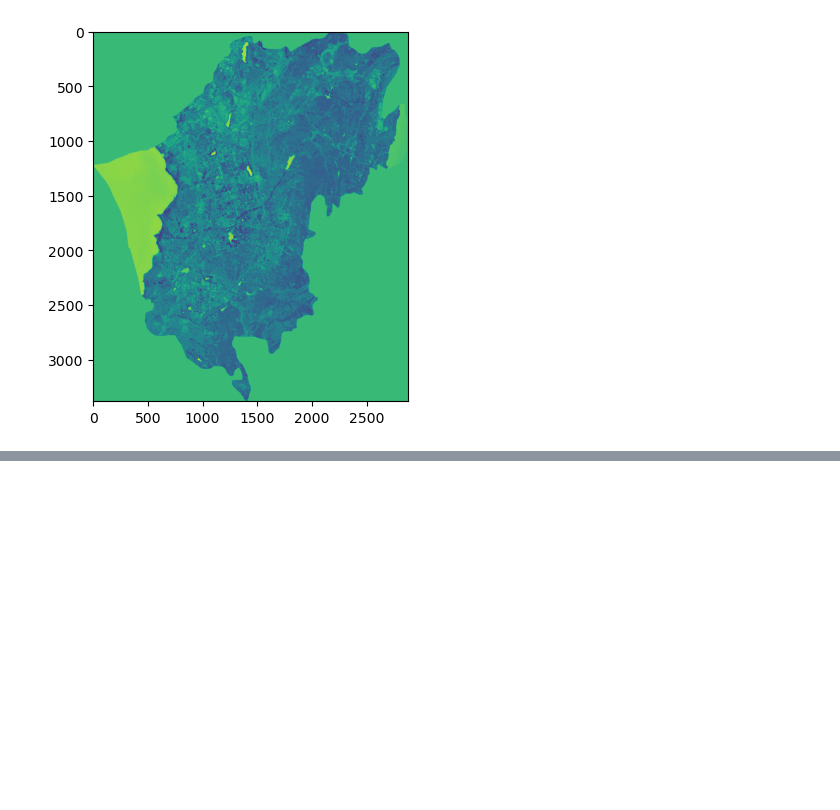
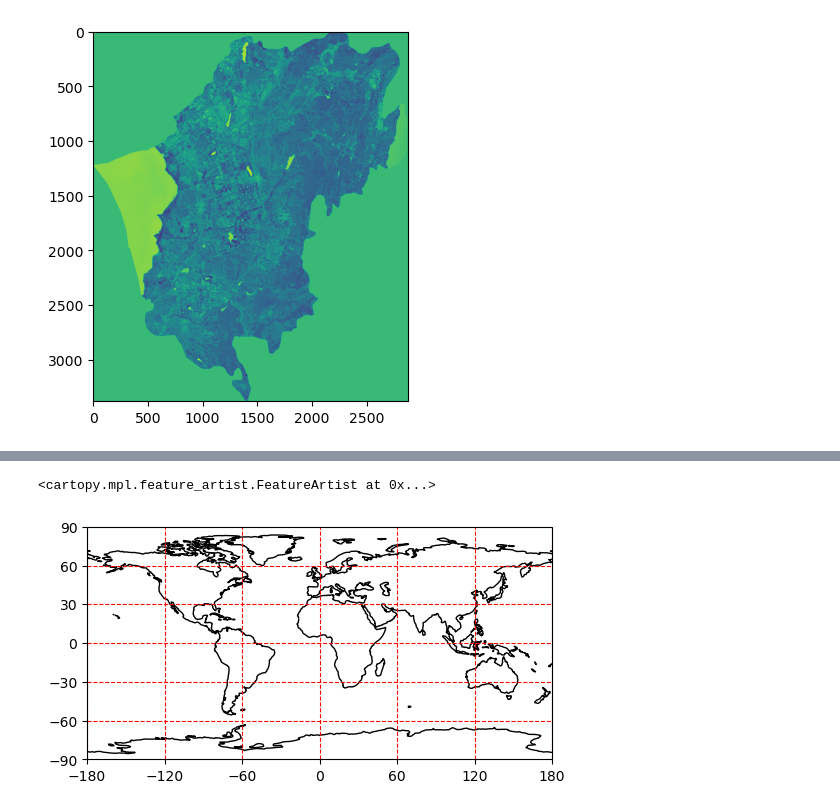
Before and after one commit to Oahiynus/syhPython, a Jupyter notebook: OpenSourceGIS/课堂/chapter_6_GIS数据处理高级Python库/使用rasterio库（最流行的库）.ipynb, the cells around one changed output, grey strips where cells are left out. Drawn from its saved outputs; the diff is of its cells as text; code cells hidden in the pictures; blank space fills up the shorter version.

```diff
--- a/OpenSourceGIS/课堂/chapter_6_GIS数据处理高级Python库/使用rasterio库（最流行的库）.ipynb
+++ b/OpenSourceGIS/课堂/chapter_6_GIS数据处理高级Python库/使用rasterio库（最流行的库）.ipynb
@@ -114,0 +178,13 @@ region_gpd.plot()
+# %%
+proj = ccrs.PlateCarree()
+fig = plt.figure(figsize=(6, 6))
+ax_geo = fig.add_subplot(1, 1, 1, projection=proj)
+x_ticks = [-180, -120, -60, 0, 60, 120, 180]
+y_ticks = [-90, -60, -30, 0, 30, 60, 90]
+ax_geo.set_xticks(x_ticks)
+ax_geo.set_yticks(y_ticks)
+ax_geo.gridlines(linestyle = '--', color = 'red')
+ax_geo.add_feature(cfeat.COASTLINE) # 画海岸线
+# %% [output]
+<cartopy.mpl.feature_artist.FeatureArtist at 0x...>
+[figure, added]
```
Also changed, not shown: parts of 30 cells of this notebook, 1 other file.
